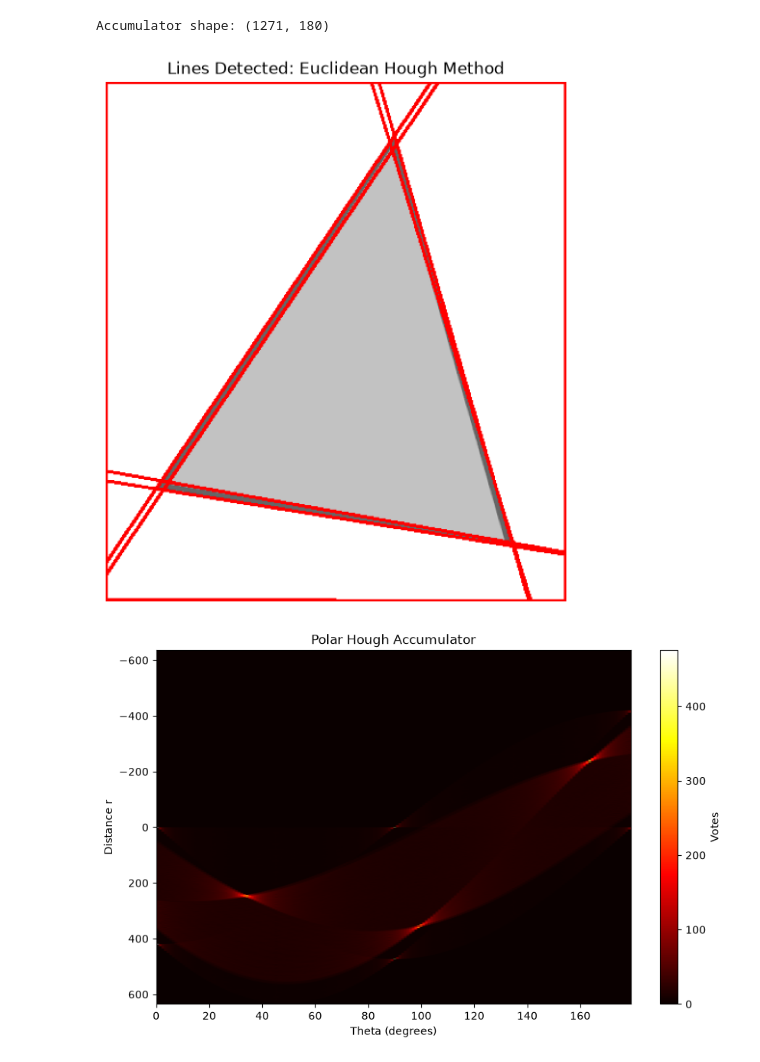
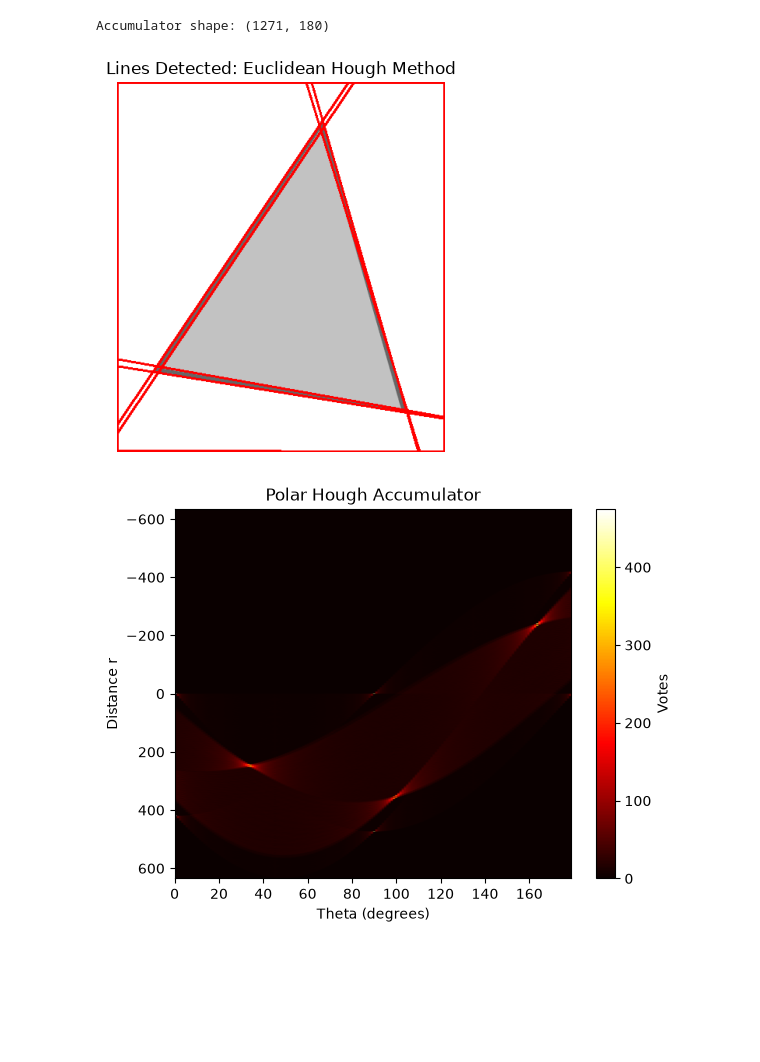
Before and after one commit to DarkDreamerr/CV-2026-H12, a Jupyter notebook: Experiment 8/hough.ipynb, the cells around one changed output. Cells and saved outputs as stored; diff of their text form; code cells hidden in the pictures; blank space fills up the shorter version.

```diff
--- a/Experiment 8/hough.ipynb
+++ b/Experiment 8/hough.ipynb
@@ -119,35 +119,34 @@ def draw_hough_lines(image, accumulator, distances, angles,
         y1 = int(y0 + 1000 * a)
         x2 = int(x0 - 1000 * (-b))
         y2 = int(y0 - 1000 * a)
 
         cv2.line(output, (x1, y1), (x2, y2), (0, 0, 255), 2)
 
         # Suppress this peak and nearby values to avoid duplicate lines.
         r_start = max(0, distance_index - 5)
         r_end = min(acc.shape[0], distance_index + 6)
         theta_start = max(0, angle_index - 5)
         theta_end = min(acc.shape[1], angle_index + 6)
         acc[r_start:r_end, theta_start:theta_end] = 0
 
     return output
 
 
 result_e = draw_hough_lines(
     img,
     accumulator_e,
     distances_e,
     angles_e,
     num_lines=10,
     min_votes=80
 )
 
-plt.figure(figsize=(9, 7))
 plt.imshow(cv2.cvtColor(result_e, cv2.COLOR_BGR2RGB))
 plt.title("Lines Detected: Euclidean Hough Method")
 plt.axis("off")
 plt.show()
 # %% [output]
-[figure, old version]
+[figure, new version]
 # %%
 def hough_polar(edge_image, threshold=100, angle_step=1):
     rows, cols = edge_image.shape
@@ -178,7 +177,6 @@ accumulator_p, r_values_p, angles_p = hough_polar(
     edge_image,
     threshold=100)
 
-plt.figure(figsize=(10, 6))
 plt.imshow(accumulator_p, cmap="hot", aspect="auto",
     extent=[
         angles_p[0],
@@ -191,7 +189,7 @@ plt.title("Polar Hough Accumulator")
 plt.colorbar(label="Votes")
 plt.show()
 # %% [output]
-[figure, old version]
+[figure, new version]
 # %%
 result_p = draw_hough_lines(img,accumulator_p, r_values_p,angles_p,
                             num_lines=10, min_votes=80)
```
Also changed, not shown: parts of 1 cell of this notebook.
